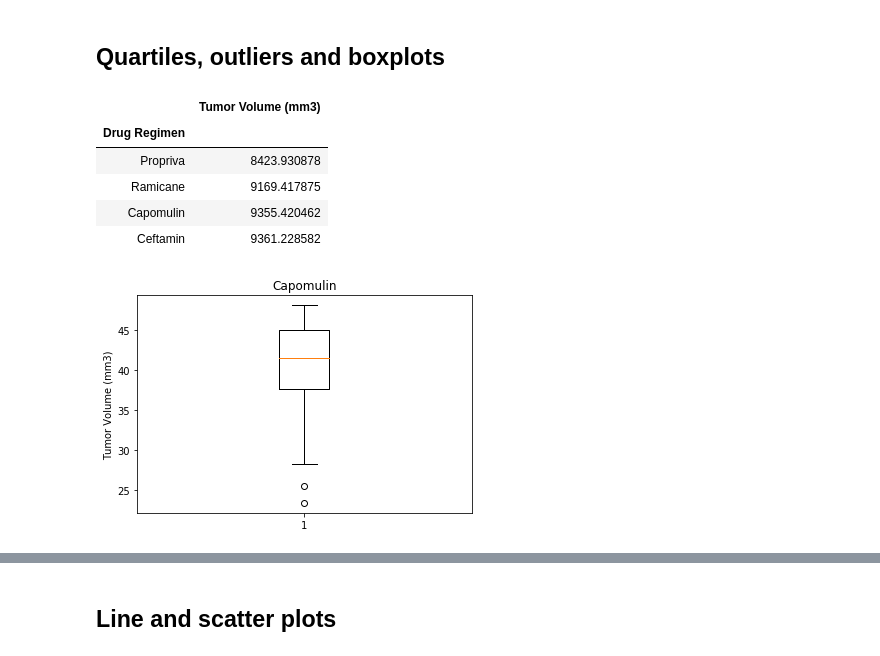
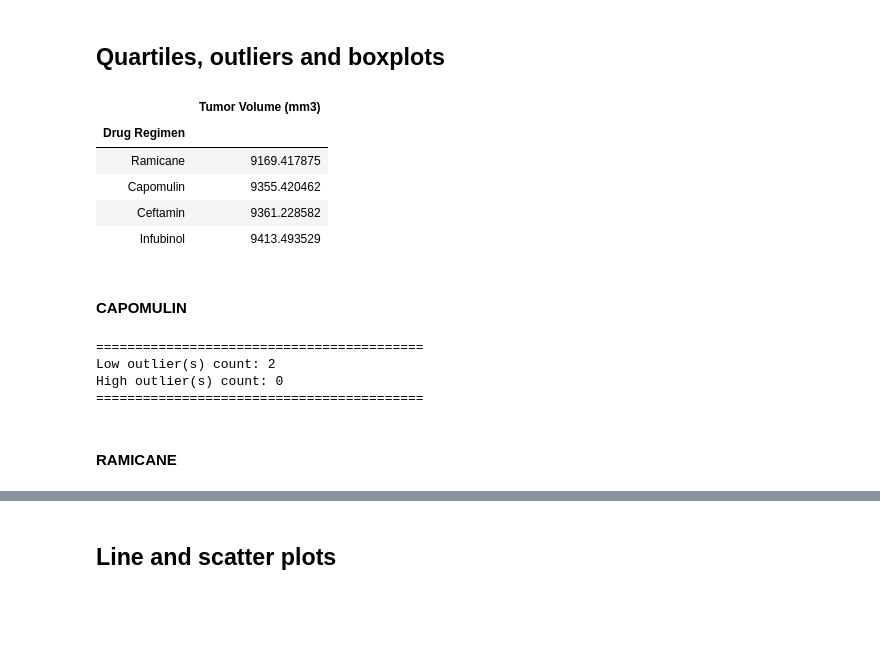
Before and after one commit to herge008/matplotlib-challenge, a Jupyter notebook: Phymaceuticals.ipynb, the cells around one changed output, grey strips where cells are left out. Saved outputs shown, nothing was run; the diff lists cells and outputs as text; code cells hidden in the pictures; blank space fills up the shorter version.

Commit message:
completed boxplot section, WIP Line & Scatter section

```diff
--- a/Phymaceuticals.ipynb
+++ b/Phymaceuticals.ipynb
@@ -111,40 +116,50 @@ plt.show()
 # %%
 # Calculate the final tumor volume of each mouse across four of the most promising treatment regimens. Calculate the IQR and quantitatively determine if there are any potential outliers.
 tumorvol = pd.DataFrame(merged_df.groupby(['Drug Regimen'])["Tumor Volume (mm3)"].sum())
+tumorvol = tumorvol.loc[["Capomulin", "Ramicane", "Infubinol", "Ceftamin"], :]
 tumorvol = tumorvol.sort_values("Tumor Volume (mm3)", ascending=True)
-tumorvol = tumorvol.nsmallest(4,'Tumor Volume (mm3)')
 tumorvol
 # %% [output]
 |  | Tumor Volume (mm3) |
 | Drug Regimen |  |
-| Propriva | 8423.930878 |
 | Ramicane | 9169.417875 |
 | Capomulin | 9355.420462 |
 | Ceftamin | 9361.228582 |
+| Infubinol | 9413.493529 |
+# %% [markdown]
+#### CAPOMULIN
 # %%
-# Generate a box plot of the final tumor volume of each mouse across four regimens of interest
 capomulin = merged_df.loc[merged_df["Drug Regimen"] == "Capomulin"]
 
-Q1 = np.percentile(capomulin['Tumor Volume (mm3)'], 25)
-Q2 = np.percentile(capomulin['Tumor Volume (mm3)'], 50)
-Q3 = np.percentile(capomulin['Tumor Volume (mm3)'], 75)
-IQR = Q3 - Q1
-upper_boundary = Q3 + (1.5 * IQR)
-lower_boundary = Q1 - (1.5 * IQR)
+Q1_cap = np.percentile(capomulin['Tumor Volume (mm3)'], 25)
+Q2_cap = np.percentile(capomulin['Tumor Volume (mm3)'], 50)
+Q3_cap = np.percentile(capomulin['Tumor Volume (mm3)'], 75)
+IQR_cap = Q3_cap - Q1_cap
+upper_boundary_cap = Q3_cap + (1.5 * IQR_cap)
+lower_boundary_cap = Q1_cap - (1.5 * IQR_cap)
 
-#print("(Q1) Lower Quartile: %s"%(Q1))
-#print("(Q2) Median: %s"%(Q2))
-#print("(Q3) Upper Quartile: %s"%(Q3))
-#print("Interquartile Range: %s"%(IQR))
-#print("Upper Boundary: %s"%(upper_boundary))
-#print("Lower Boundary: %s"%(lower_boundary))
+low_outliers_cap = capomulin[capomulin['Tumor Volume (mm3)'] <= lower_boundary_cap]
+low_outliers_cap = low_outliers_cap['Tumor Volume (mm3)'].count()
 
-cap_tumors = capomulin['Tumor Volume (mm3)']
-fig1, ax1 = plt.subplots()
-ax1.set_title('Capomulin')
-ax1.set_ylabel('Tumor Volume (mm3)')
-ax1.boxplot(cap_tumors)
-plt.show()
+high_outliers_cap = capomulin[capomulin['Tumor Volume (mm3)'] >= upper_boundary_cap]
+high_outliers_cap = high_outliers_cap['Tumor Volume (mm3)'].count()
+
+# print("==========================================")
+# print("(Q1) Lower Quartile: %s"%(Q1_cap))
+# print("(Q2) Median: %s"%(Q2_cap))
+# print("(Q3) Upper Quartile: %s"%(Q3_cap))
+# print("Interquartile Range: %s"%(IQR_cap))
+# print("Upper Boundary: %s"%(upper_boundary_cap))
+# print("Lower Boundary: %s"%(lower_boundary_cap))
+print("==========================================")
+print("Low outlier(s) count: %s"%(low_outliers_cap))
+print("High outlier(s) count: %s"%(high_outliers_cap))
+print("==========================================")
 # %% [output]
-[figure, removed]
+==========================================
+Low outlier(s) count: 2
+High outlier(s) count: 0
+==========================================
+# %% [markdown]
+#### RAMICANE
 # %%
```
Also changed, not shown: parts of 16 cells of this notebook.
